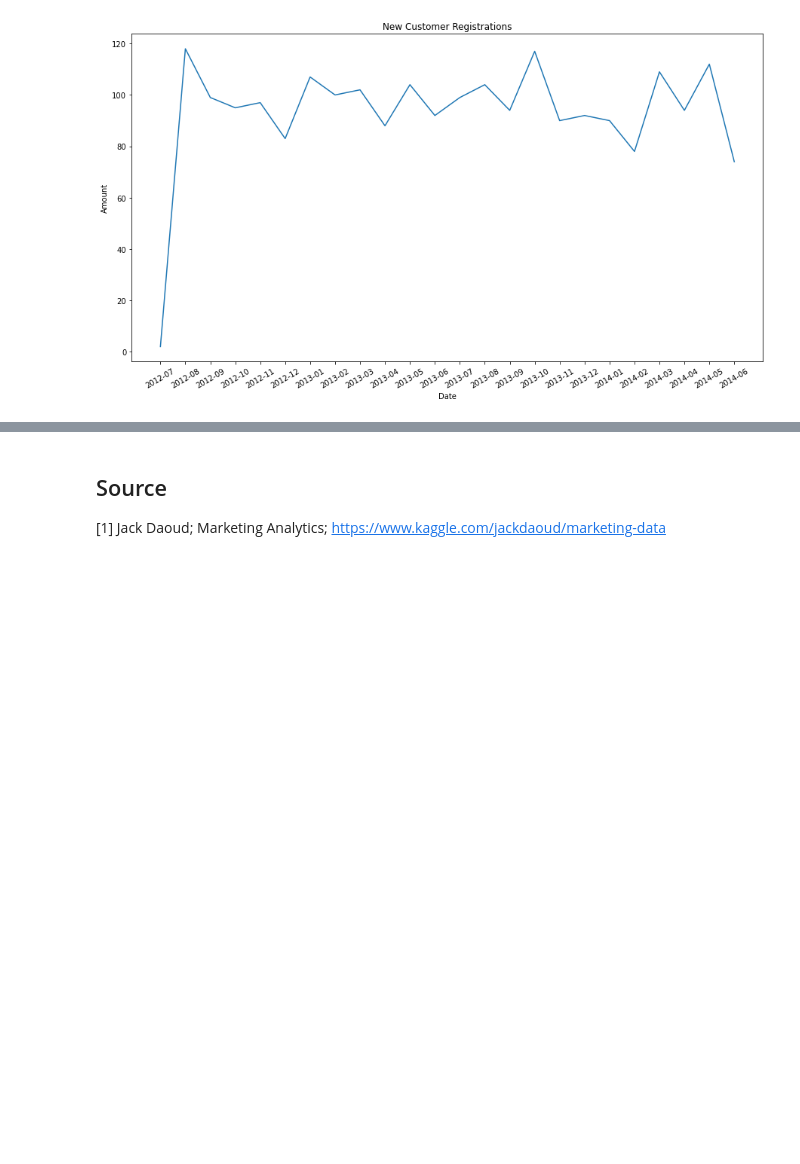
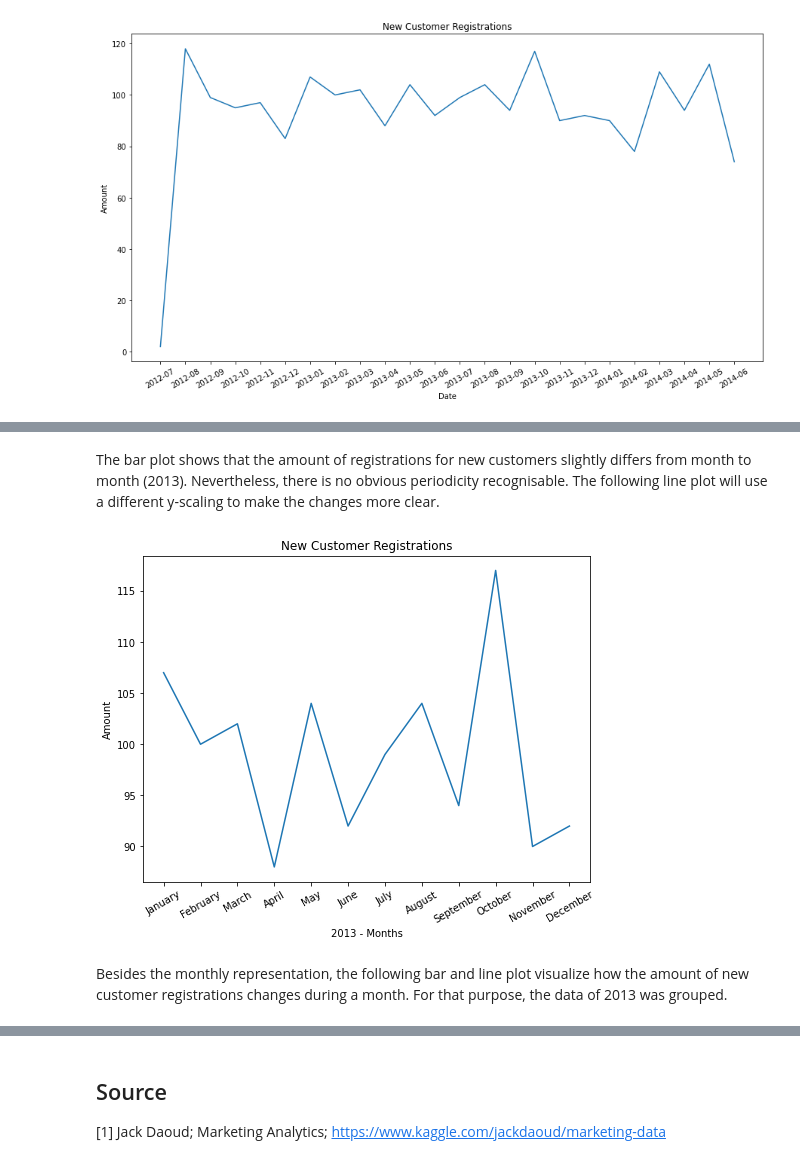
Before and after one commit to JFando/Data_Visualization, a Jupyter notebook: Homework_2.ipynb, the cells around one changed output, grey strips where cells are left out. Cells and saved outputs as stored; diff of their text form; code cells hidden in the pictures; blank space fills up the shorter version.

```diff
--- a/Homework_2.ipynb
+++ b/Homework_2.ipynb
@@ -171,0 +195,13 @@ The plot above visualizes the amount of registrations per month from July 2012 t
+# %% [markdown]
+The bar plot shows that the amount of registrations for new customers slightly differs from month to month (2013). Nevertheless, there is no obvious periodicity recognisable. The following line plot will use a different y-scaling to make the changes more clear.
+# %%
+plt.figure(figsize = (8,6))
+plt.xticks(rotation=30)
+sns.lineplot(x = months, y = dec)
+plt.xlabel("2013 - Months")
+plt.ylabel("Amount")
+plt.title("New Customer Registrations");
+# %% [output]
+[figure, added]
+# %% [markdown]
+Besides the monthly representation, the following bar and line plot visualize how the amount of new customer registrations changes during a month. For that purpose, the data of 2013 was grouped.
```
Also changed, not shown: parts of 8 cells of this notebook.
